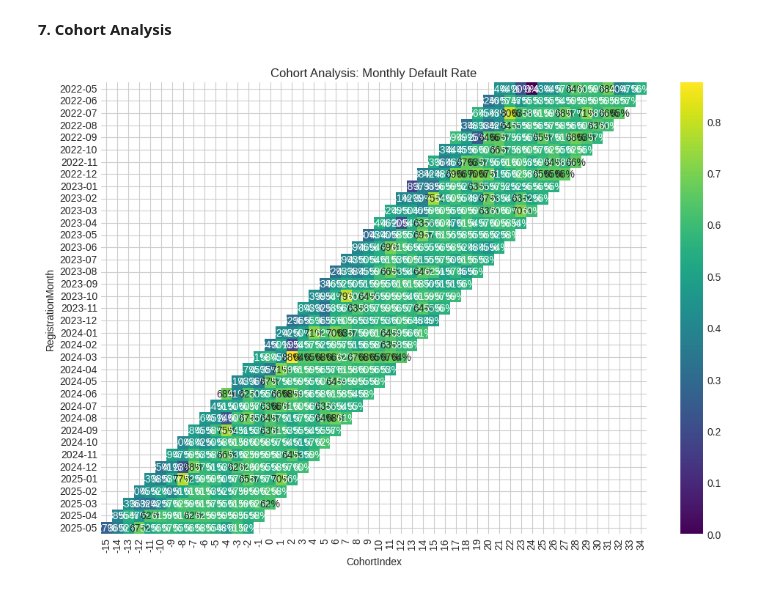
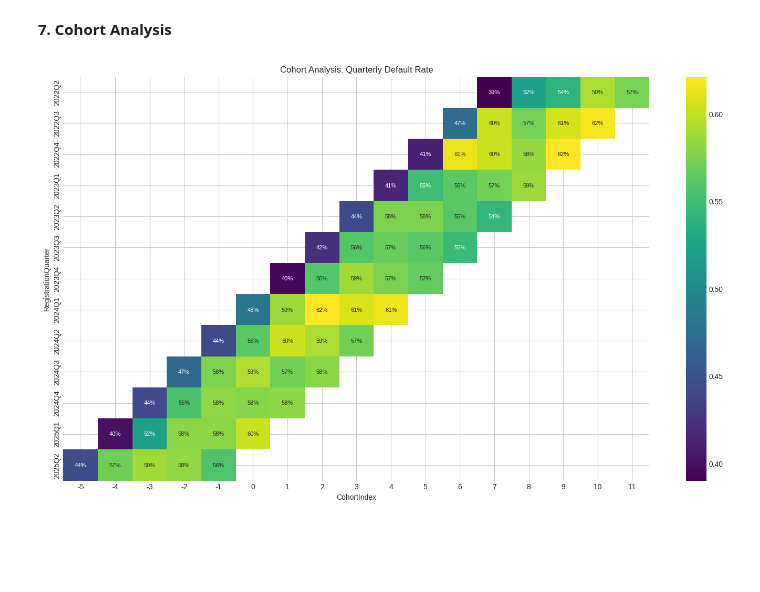
Before and after one commit to Cliffe16/Credit-Risk-Analysis, a Jupyter notebook: notebooks/02_Exploratory_Data_Analysis.ipynb, the cells around one changed output. Saved outputs shown, nothing was run; the diff lists cells and outputs as text; code cells hidden in the pictures; blank space fills up the shorter version.

Commit message:
nit: Cleaned cohort analysis visual

```diff
--- a/notebooks/02_Exploratory_Data_Analysis.ipynb
+++ b/notebooks/02_Exploratory_Data_Analysis.ipynb
@@ -452,20 +452,20 @@ The p-value is < 0.05, suggesting a statistically significant difference: Custom
 **7. Cohort Analysis**
 # %%
 #Create Cohorts
-df_processed['RegistrationMonth'] = pd.to_datetime(df_processed['CustomerRegistrationDate']).dt.to_period('M')
+df_processed['RegistrationQuarter'] = pd.to_datetime(df_processed['CustomerRegistrationDate']).dt.to_period('Q')
 
 #Calculate Cohort Index
-df_processed['ApplicationMonth'] = pd.to_datetime(df_processed['ApplicationDate']).dt.to_period('M')
-df_processed['CohortIndex'] = (df_processed['ApplicationMonth'] - df_processed['RegistrationMonth']).apply(lambda x: x.n)
+df_processed['ApplicationQuarter'] = pd.to_datetime(df_processed['ApplicationDate']).dt.to_period('Q')
+df_processed['CohortIndex'] = (df_processed['ApplicationQuarter'] - df_processed['RegistrationQuarter']).apply(lambda x: x.n)
 
 #Pivot the Data
-cohort_data = df_processed.groupby(['RegistrationMonth', 'CohortIndex'])['IsDefault'].mean().reset_index()
-cohort_pivot = cohort_data.pivot_table(index='RegistrationMonth', columns='CohortIndex', values='IsDefault')
+cohort_data = df_processed.groupby(['RegistrationQuarter', 'CohortIndex'])['IsDefault'].mean().reset_index()
+cohort_pivot = cohort_data.pivot_table(index='RegistrationQuarter', columns='CohortIndex', values='IsDefault')
 
 #Construct Heatmap
-plt.figure(figsize=(12, 8))
-sns.heatmap(cohort_pivot, annot=True, fmt='.0%', cmap='viridis')
-plt.title('Cohort Analysis: Monthly Default Rate')
+plt.figure(figsize=(18, 10))
+sns.heatmap(cohort_pivot, annot=True, fmt='.0%', cmap='viridis', annot_kws={"size": 8})
+plt.title('Cohort Analysis: Quarterly Default Rate')
 plt.show()
 # %% [output]
-[figure, old version]
+[figure, new version]
```
